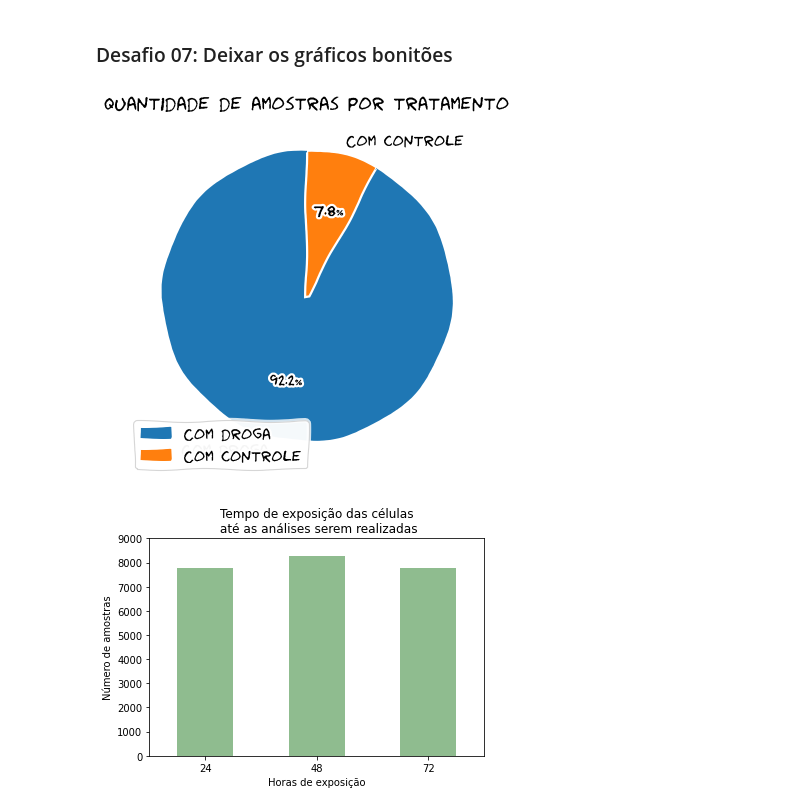
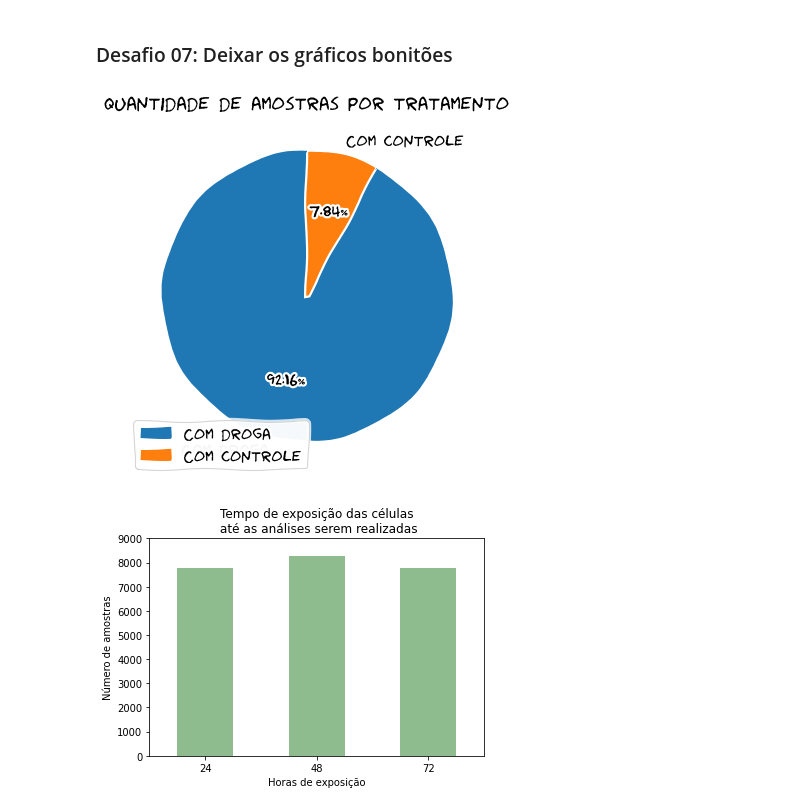
Before and after one commit to claricefiorese/imersao-alura-3, a Jupyter notebook: Imersão_Alura_Aula_1.ipynb, the cells around one changed output. Drawn from its saved outputs; the diff is of its cells as text; code cells hidden in the pictures.

```diff
--- a/Imersão_Alura_Aula_1.ipynb
+++ b/Imersão_Alura_Aula_1.ipynb
@@ -385,16 +387,14 @@ dados.head()
 
 ### Desafio 07: Deixar os gráficos bonitões
 # %%
-import matplotlib.pyplot as plt
-
 with plt.xkcd():
     plt.figure(figsize=(6, 6), dpi=80)
-    plt.pie(dados.tratamento.value_counts(), labels=['Com droga','Com controle'], autopct='%1.1f%%', startangle=90)
+    plt.pie(dados.tratamento.value_counts(), labels=['Com droga','Com controle'], autopct='%1.2f%%', startangle=90)
     plt.title('Quantidade de amostras por tratamento')
     plt.legend()
     plt.show()
 # %% [output]
-[figure, old version]
+[figure, new version]
 # %%
 dados['tempo'].value_counts().sort_index().plot.bar(color="darkseagreen")
 plt.title("Tempo de exposição das células\n até as análises serem realizadas")
```
Also changed, not shown: parts of 2 cells of this notebook.
